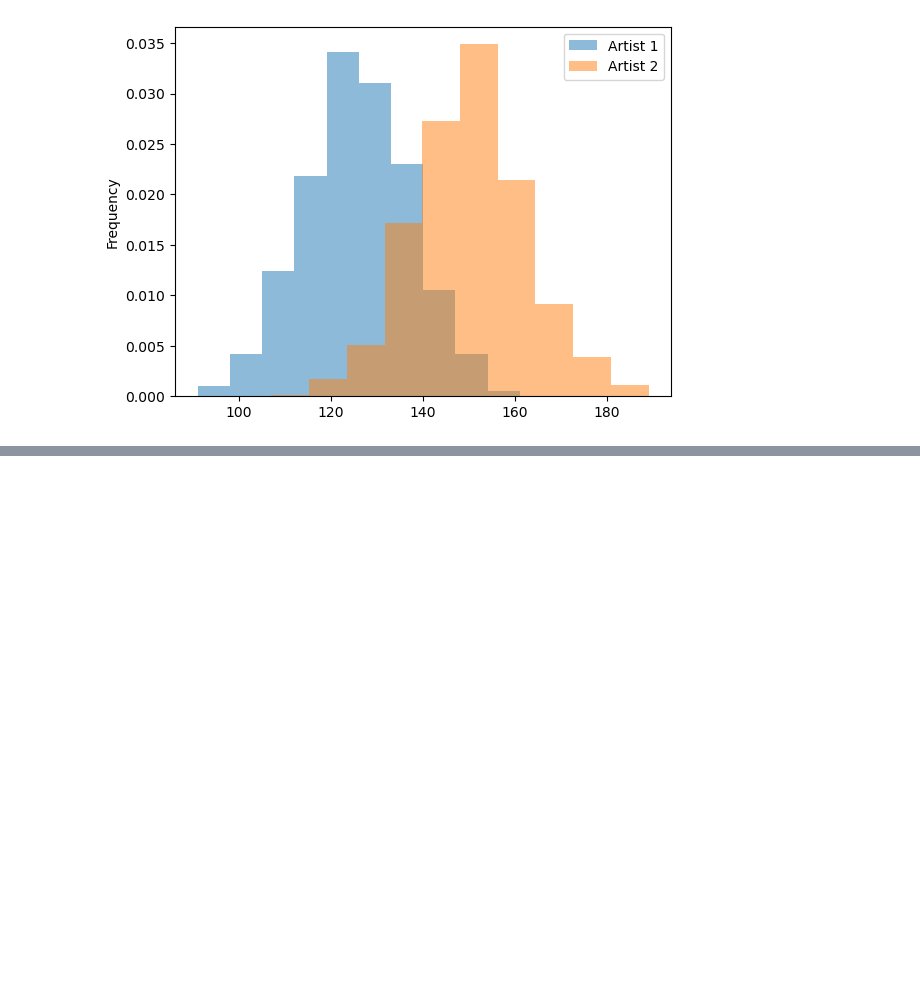
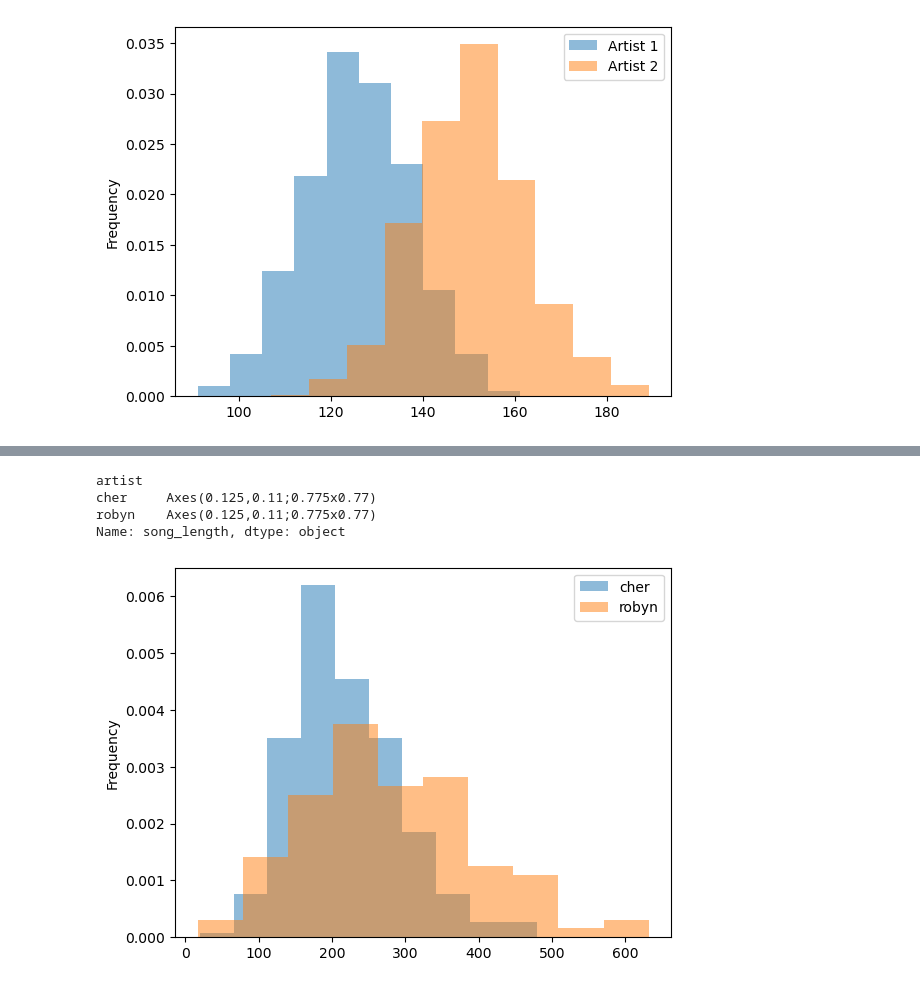
Before and after one commit to junclemente/ads509-assignments, a Jupyter notebook: wk2/Lyrics and Description EDA.ipynb, the cells around one changed output, grey strips where cells are left out. Drawn from its saved outputs; the diff is of its cells as text; code cells hidden in the pictures; blank space fills up the shorter version.

```diff
--- a/wk2/Lyrics and Description EDA.ipynb
+++ b/wk2/Lyrics and Description EDA.ipynb
@@ -421,2 +423,12 @@ What are the five most common words in song titles by artist? The song titles sh
 # %%
 # Your code here
+# stopwords were not removed for song titles
+df_lyrics["tkn_song_titles"] = df_lyrics["song_title"].apply(clean_text)
+
+print("Top 5 words in Cher's song titles:")
+cher_song_titles = get_token_list(df_lyrics, "cher", "tkn_song_titles")
+print(Counter(cher_song_titles).most_common(5))
+
+print("\n\nTop 5 words in Robyn's song titles:")
+robyn_song_titles = get_token_list(df_lyrics, "robyn", "tkn_song_titles")
+print(Counter(robyn_song_titles).most_common(5))
@@ -461,3 +487,6 @@ def tokenize_lyrics(lyric):
     return [item.lower() for item in collapse_whitespace.split(lyric)]
 # %%
 # Your lyric length comparison chart here.
+df_lyrics["song_length"] = df_lyrics["lyrics"].apply(len)
+
+df_lyrics
@@ -463,0 +507,10 @@ def tokenize_lyrics(lyric):
+# %%
+df_lyrics.groupby("artist")["song_length"].plot(
+    kind="hist", density=True, alpha=0.5, legend=True
+)
+# %% [output]
+artist
+cher     Axes(0.125,0.11;0.775x0.77)
+robyn    Axes(0.125,0.11;0.775x0.77)
+Name: song_length, dtype: object
+[figure, added]
```
Also changed, not shown: parts of 9 cells of this notebook.
